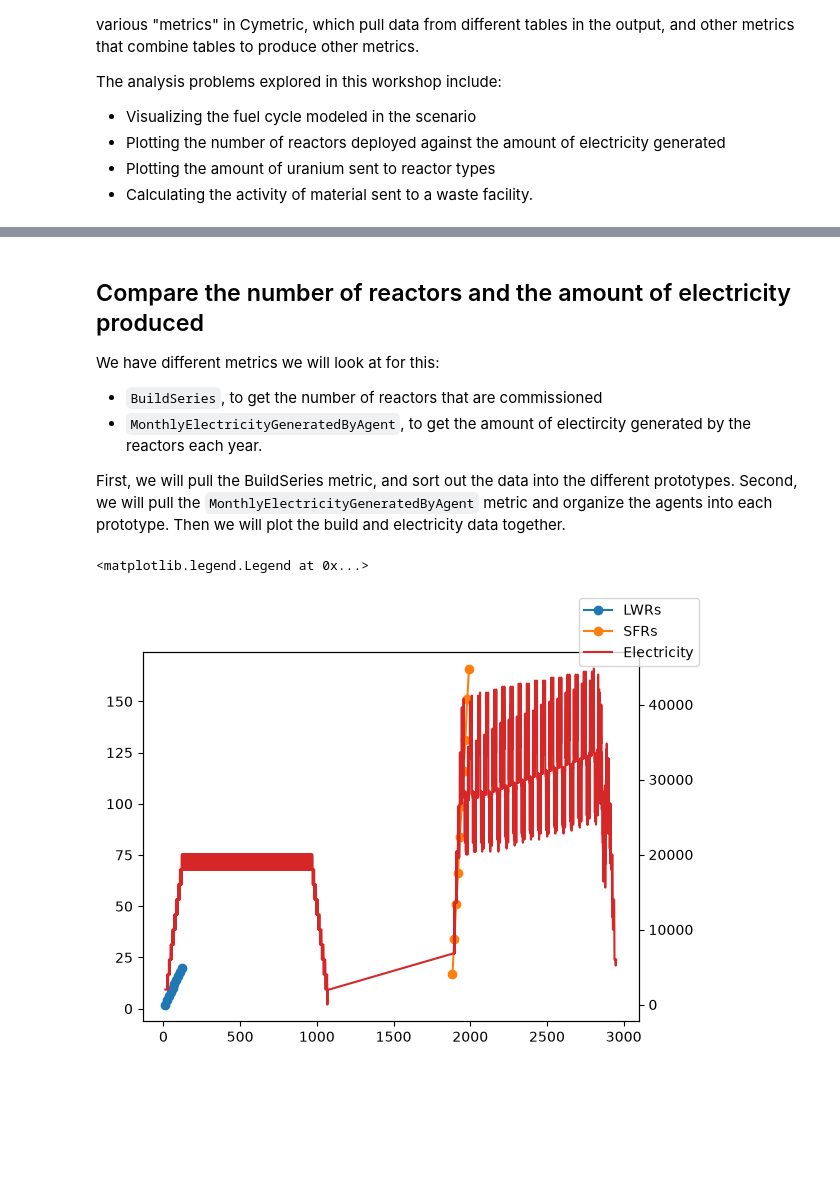
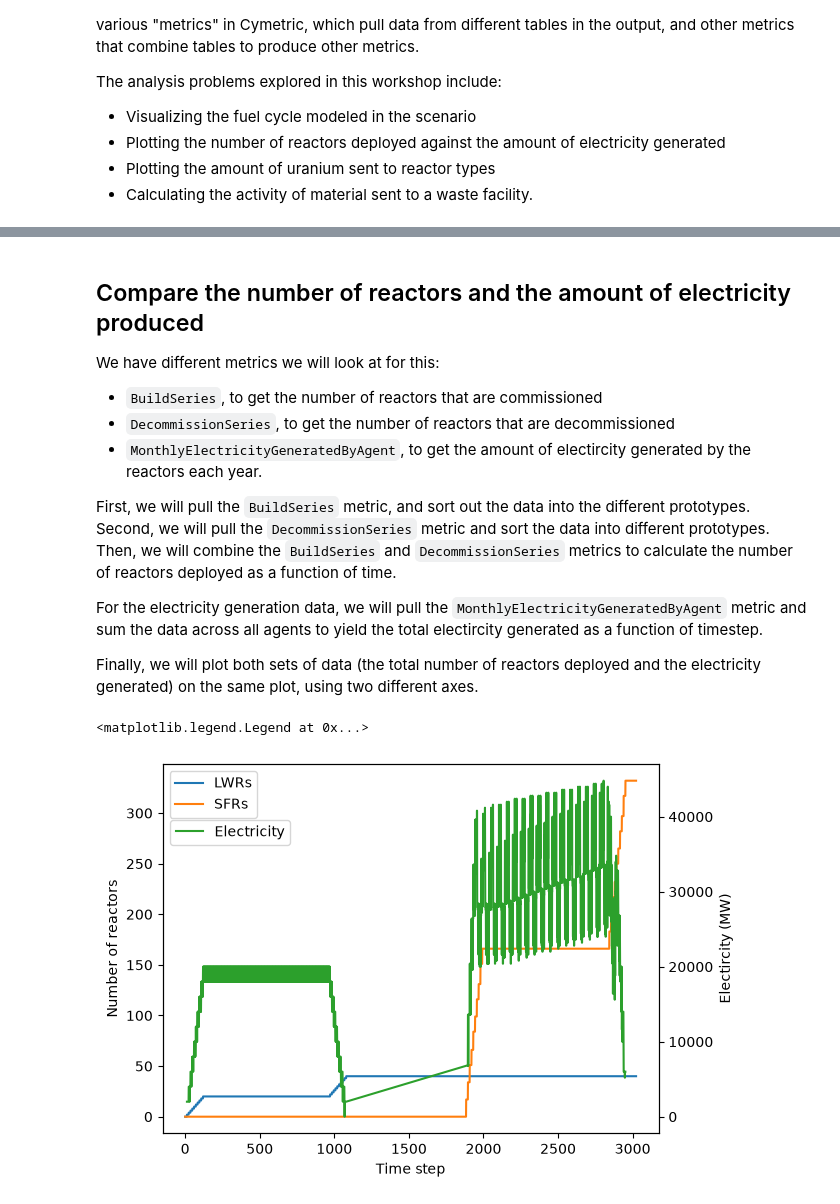
Before and after one commit to abachma2/Workshop-Codespace, a Jupyter notebook: examples/eg01-eg23-simple.ipynb, the cells around one changed output, grey strips where cells are left out. Cells and saved outputs as stored; diff of their text form; code cells hidden in the pictures; blank space fills up the shorter version.

```diff
--- a/examples/eg01-eg23-simple.ipynb
+++ b/examples/eg01-eg23-simple.ipynb
@@ -33,17 +43,51 @@ graphs.flow_graph(eg23_evaluator, label='comm')
 ## Compare the number of reactors and the amount of electricity produced
 We have different metrics we will look at for this:
 * `BuildSeries`, to get the number of reactors that are commissioned
+* `DecommissionSeries`, to get the number of reactors that are decommissioned
 * `MonthlyElectricityGeneratedByAgent`, to get the amount of electircity
   generated by the reactors each year.
 
-First, we will pull the BuildSeries metric, and sort out the data into the
-different prototypes. Second, we will pull the `MonthlyElectricityGeneratedByAgent`
-metric and organize the agents into each prototype.
-Then we will plot the build and electricity data together.
+First, we will pull the `BuildSeries` metric, and sort out the data into the
+different prototypes. Second, we will pull the `DecommissionSeries` metric
+and sort the data into different prototypes. Then, we will combine
+the `BuildSeries` and `DecommissionSeries` metrics to calculate the
+number of reactors deployed as a function of time.
+
+For the electricity generation data, we will pull the
+`MonthlyElectricityGeneratedByAgent` metric and sum the data across
+all agents to yield the total electircity generated as a function
+of timestep.
+
+Finally, we will plot both sets of data (the total number of reactors
+deployed and the electricity generated) on the same plot, using two
+different axes.
 # %%
-# Get all metric data, then sort into LWR and SFR deployments
+# Get all BuildSeries data, then sort into LWR and SFR deployments
 build_series = eg23_evaluator.eval('BuildSeries')
 lwr_build = build_series.loc[build_series['Prototype'] == 'lwr']
 sfr_build = build_series.loc[build_series['Prototype'] == 'fr']
-reactor_build = pd.concat([lwr_build, sfr_build])
+
+# Get the DecomSeries data, turn all of the decommission counts to
+# zero, then split by prototype.
+decom_series = eg23_evaluator.eval('DecommissionSeries')
+lwr_decom = decom_series.loc[decom_series['Prototype'] == 'lwr']
+sfr_decom = decom_series.loc[decom_series['Prototype'] == 'fr']
+# %%
+# Get a timeseries of the number of each reactor prototype
+# deployed in each time step.
+lwr_number = np.zeros(3024)
+for variable in [lwr_build, lwr_decom]:
+    for row in variable.itertuples():
+        time_step = row[2]
+        lwr_number[time_step:] += row[4]
+
+sfr_number = np.zeros(3024)
+for variable in [sfr_build, sfr_decom]:
+    for row in variable.itertuples():
+        time_step = row[2]
+        sfr_number[time_step:] += row[4]
+
+reactors_deployed = pd.DataFrame(data = {'Time': np.linspace(0,3023, 3024),
+                                         'lwr':lwr_number,
+                                         'sfr':sfr_number})
 # %%
@@ -53,18 +97,19 @@ summed_electricity = all_electricity[['Month', 'Energy']].groupby(by=['Month']).
 # %%
 fig, ax1 = plt.subplots()
 
-ax1.plot(lwr_build['EnterTime'], lwr_build['Count'].cumsum(),
-         marker = 'o')
-ax1.plot(sfr_build['EnterTime'], sfr_build['Count'].cumsum(),
-         marker = 'o')
-#ax1.plot(reactor_build['EnterTime'], reactor_build['Count'].cumsum(),
-#         label='All reactors', marker='o')
+ax1.plot(reactors_deployed['Time'], reactors_deployed['lwr'])
+ax1.plot(reactors_deployed['Time'], reactors_deployed['sfr'])
+ax1.set_xlabel('Time step')
+ax1.set_ylabel('Number of reactors')
+
 
 ax2 = ax1.twinx()
 ax2.plot(summed_electricity['Energy'],
-         color='tab:red')
+         color='tab:green')
+ax2.set_ylabel('Electircity (MW)')
 
-fig.legend(['LWRs', 'SFRs', 'Electricity'])
+ax1.legend(['LWRs', 'SFRs'])
+ax2.legend(['Electricity'], loc=(0.015, 0.78))
 # %% [output]
 <matplotlib.legend.Legend at 0x...>
-[figure, old version]
+[figure, new version]
```
Also changed, not shown: parts of 7 cells of this notebook.
